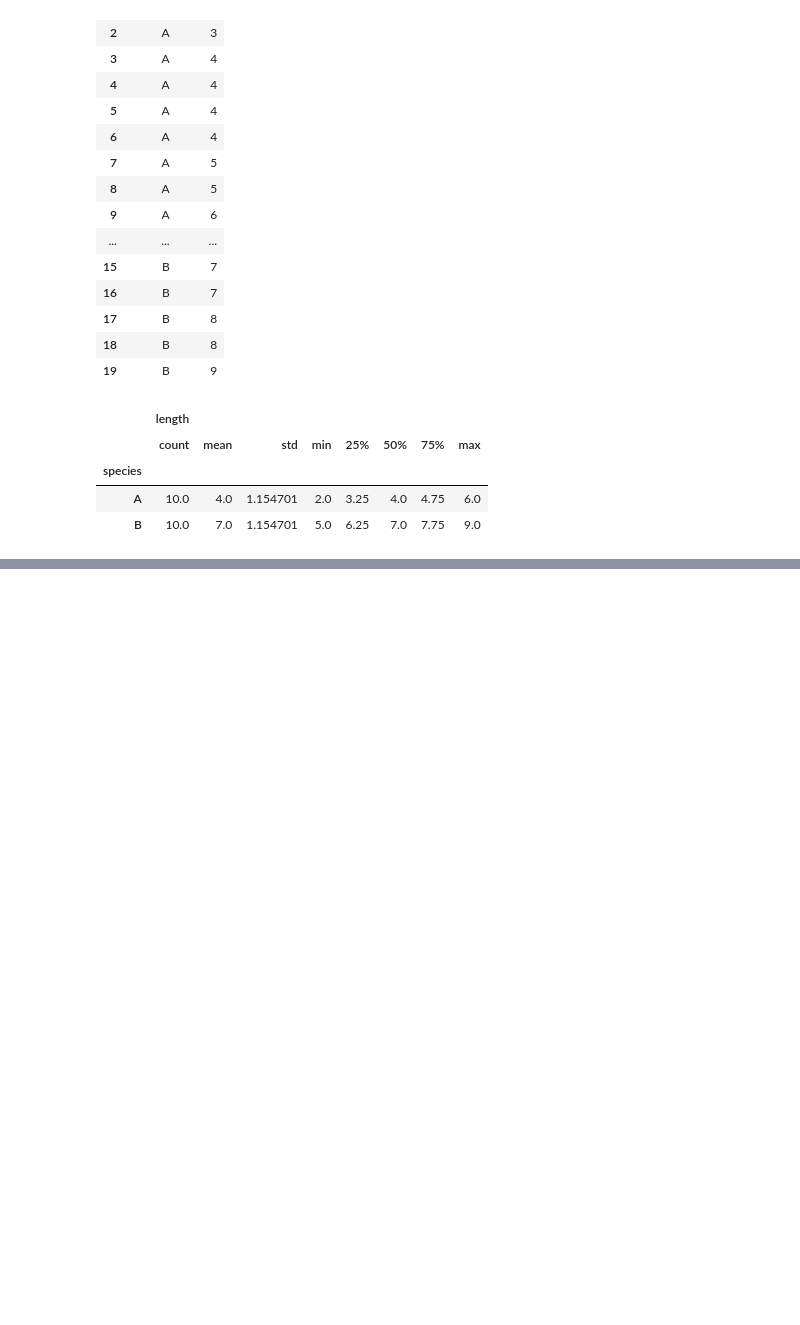
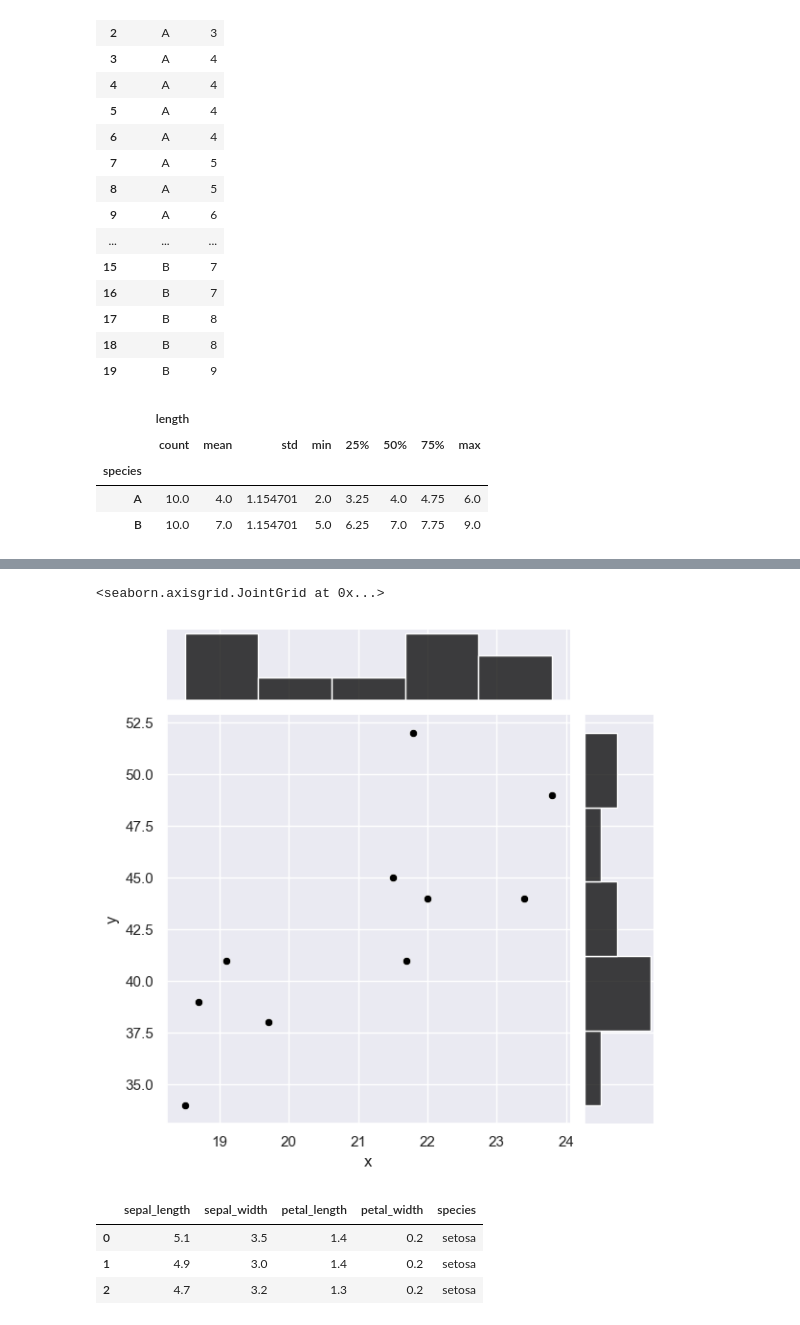
Before and after one commit to richard-ma/weekendProject, a Jupyter notebook: 202405-1statisticsPython/3-3数据可视化.ipynb, the cells around one changed output, grey strips where cells are left out. Drawn from its saved outputs; the diff is of its cells as text; code cells hidden in the pictures; blank space fills up the shorter version.

```diff
--- a/202405-1statisticsPython/3-3数据可视化.ipynb
+++ b/202405-1statisticsPython/3-3数据可视化.ipynb
@@ -91,0 +122,5 @@ sns.histplot(length_b, bins=5, color='gray', kde=False)
+# %%
+# 散点图
+
+cov_data = pd.read_csv("3-2-3-cov.csv")
+cov_data
@@ -91,0 +139,17 @@ sns.histplot(length_b, bins=5, color='gray', kde=False)
+# %%
+sns.jointplot(x="x", y="y",
+    data=cov_data,
+    color='black')
+# %% [output]
+<seaborn.axisgrid.JointGrid at 0x...>
+[figure, added]
+# %%
+# 散点图矩阵
+
+iris = sns.load_dataset('iris', data_home='seaborn-data', cache=True)
+iris.head(n=3)
+# %% [output]
+|  | sepal_length | sepal_width | petal_length | petal_width | species |
+| 0 | 5.1 | 3.5 | 1.4 | 0.2 | setosa |
+| 1 | 4.9 | 3.0 | 1.4 | 0.2 | setosa |
+| 2 | 4.7 | 3.2 | 1.3 | 0.2 | setosa |
```
Also changed, not shown: parts of 10 cells of this notebook.
